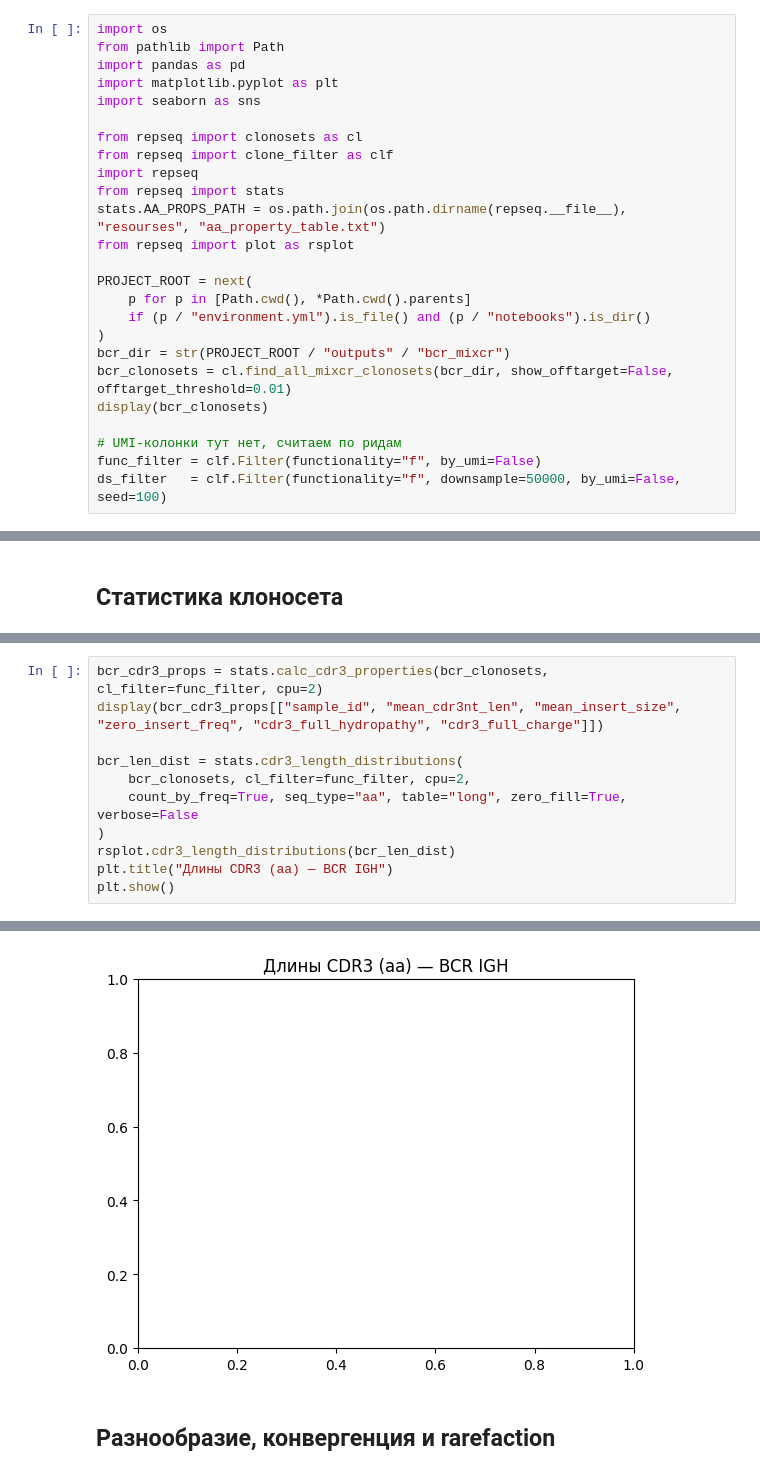
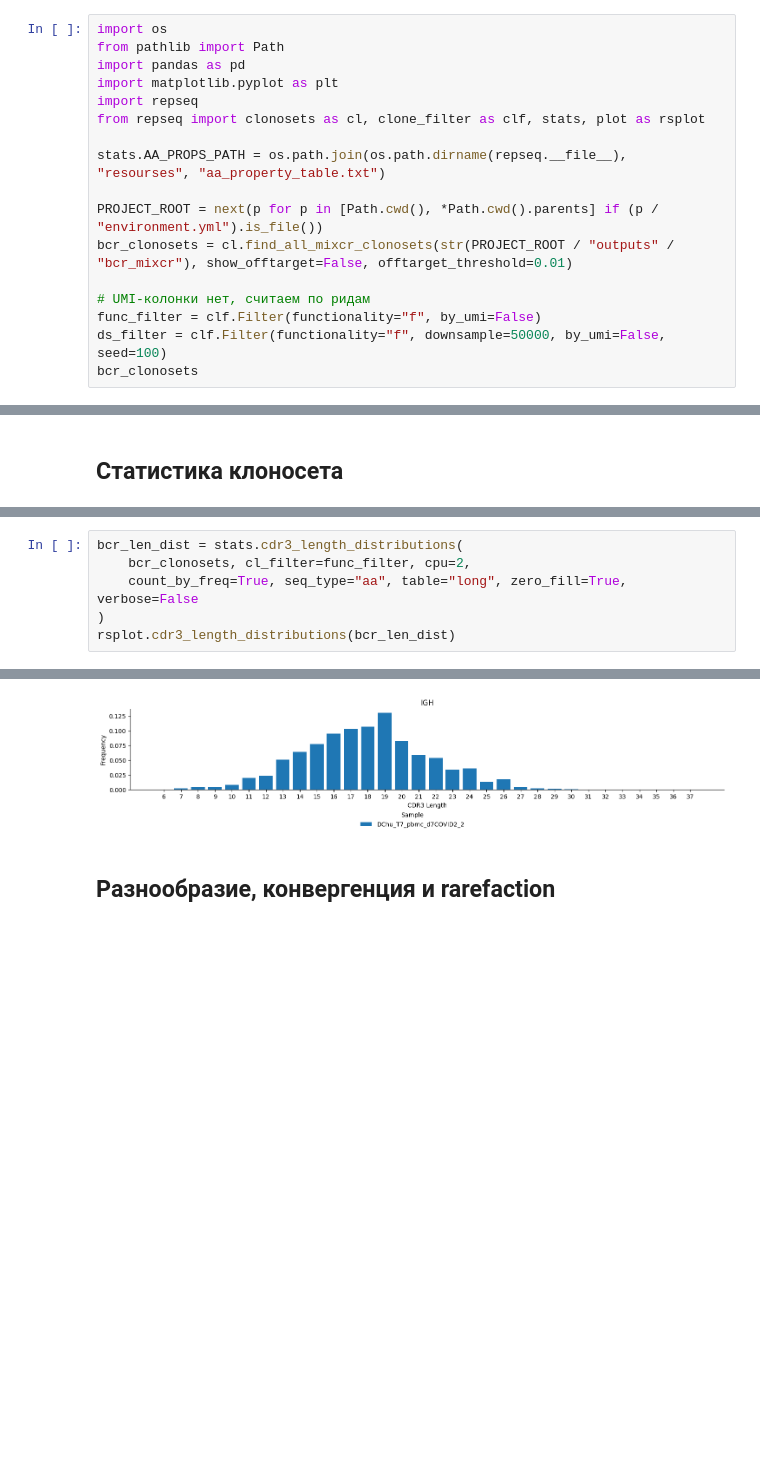
Before and after one commit to YaroslavMIPT/Bioinformatics-2-semester, a Jupyter notebook: immuno_hw/notebooks/BCR_homework.ipynb, the cells around one changed output, grey strips where cells are left out. Cells and saved outputs as stored; diff of their text form; blank space fills up the shorter version.

Commit message:
Fix BCR plots and rewrite conclusions

```diff
--- a/immuno_hw/notebooks/BCR_homework.ipynb
+++ b/immuno_hw/notebooks/BCR_homework.ipynb
@@ -10,26 +10,18 @@ import os
 from pathlib import Path
 import pandas as pd
 import matplotlib.pyplot as plt
-import seaborn as sns
+import repseq
+from repseq import clonosets as cl, clone_filter as clf, stats, plot as rsplot
 
-from repseq import clonosets as cl
-from repseq import clone_filter as clf
-import repseq
-from repseq import stats
 stats.AA_PROPS_PATH = os.path.join(os.path.dirname(repseq.__file__), "resourses", "aa_property_table.txt")
-from repseq import plot as rsplot
 
-PROJECT_ROOT = next(
-    p for p in [Path.cwd(), *Path.cwd().parents]
-    if (p / "environment.yml").is_file() and (p / "notebooks").is_dir()
-)
-bcr_dir = str(PROJECT_ROOT / "outputs" / "bcr_mixcr")
-bcr_clonosets = cl.find_all_mixcr_clonosets(bcr_dir, show_offtarget=False, offtarget_threshold=0.01)
-display(bcr_clonosets)
+PROJECT_ROOT = next(p for p in [Path.cwd(), *Path.cwd().parents] if (p / "environment.yml").is_file())
+bcr_clonosets = cl.find_all_mixcr_clonosets(str(PROJECT_ROOT / "outputs" / "bcr_mixcr"), show_offtarget=False, offtarget_threshold=0.01)
 
-# UMI-колонки тут нет, считаем по ридам
+# UMI-колонки нет, считаем по ридам
 func_filter = clf.Filter(functionality="f", by_umi=False)
-ds_filter   = clf.Filter(functionality="f", downsample=50000, by_umi=False, seed=100)
+ds_filter = clf.Filter(functionality="f", downsample=50000, by_umi=False, seed=100)
+bcr_clonosets
 # %% [output]
 |  | sample_id | chain | filename |
 | 0 | DChu_T7_pbmc_d7COVID2_2 | IGH | /home/STUDY/FBMF/studfbmf02_13/Bi... |
@@ -48,12 +48,7 @@ CalcClonosetStats |##################################################| 1/1 calcu
 # %%
-bcr_cdr3_props = stats.calc_cdr3_properties(bcr_clonosets, cl_filter=func_filter, cpu=2)
-display(bcr_cdr3_props[["sample_id", "mean_cdr3nt_len", "mean_insert_size", "zero_insert_freq", "cdr3_full_hydropathy", "cdr3_full_charge"]])
-
 bcr_len_dist = stats.cdr3_length_distributions(
     bcr_clonosets, cl_filter=func_filter, cpu=2,
     count_by_freq=True, seq_type="aa", table="long", zero_fill=True, verbose=False
 )
 rsplot.cdr3_length_distributions(bcr_len_dist)
-plt.title("Длины CDR3 (aa) — BCR IGH")
-plt.show()
 # %% [output]
@@ -64,4 +55,4 @@ CalcCDR3aaProperties |##################################################| 1/1 ca
-[figure, old version]
+[figure, new version]
 # %% [markdown]
 ## Разнообразие, конвергенция и rarefaction
 # %%
```
Also changed, not shown: parts of 12 cells of this notebook.
